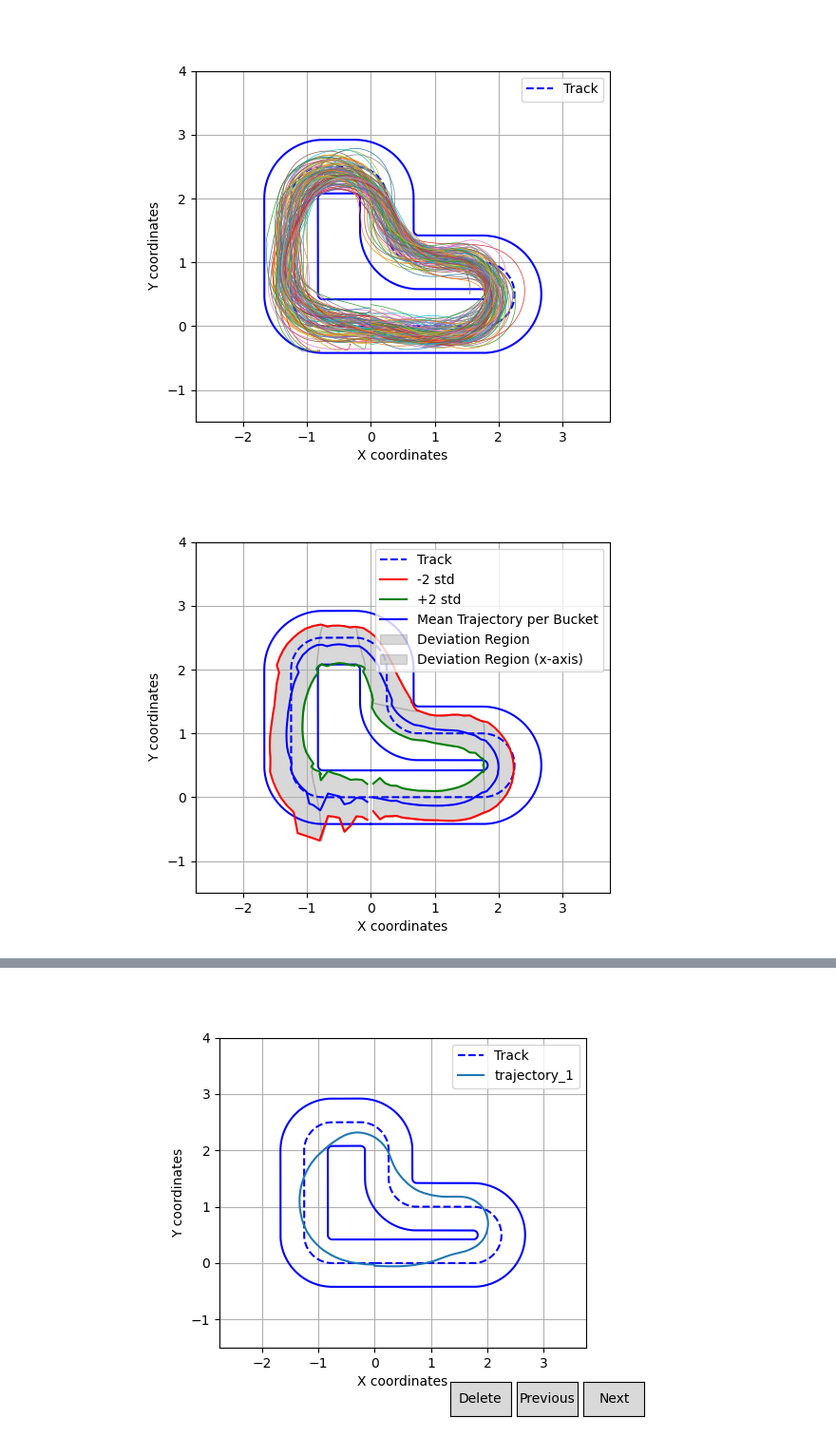
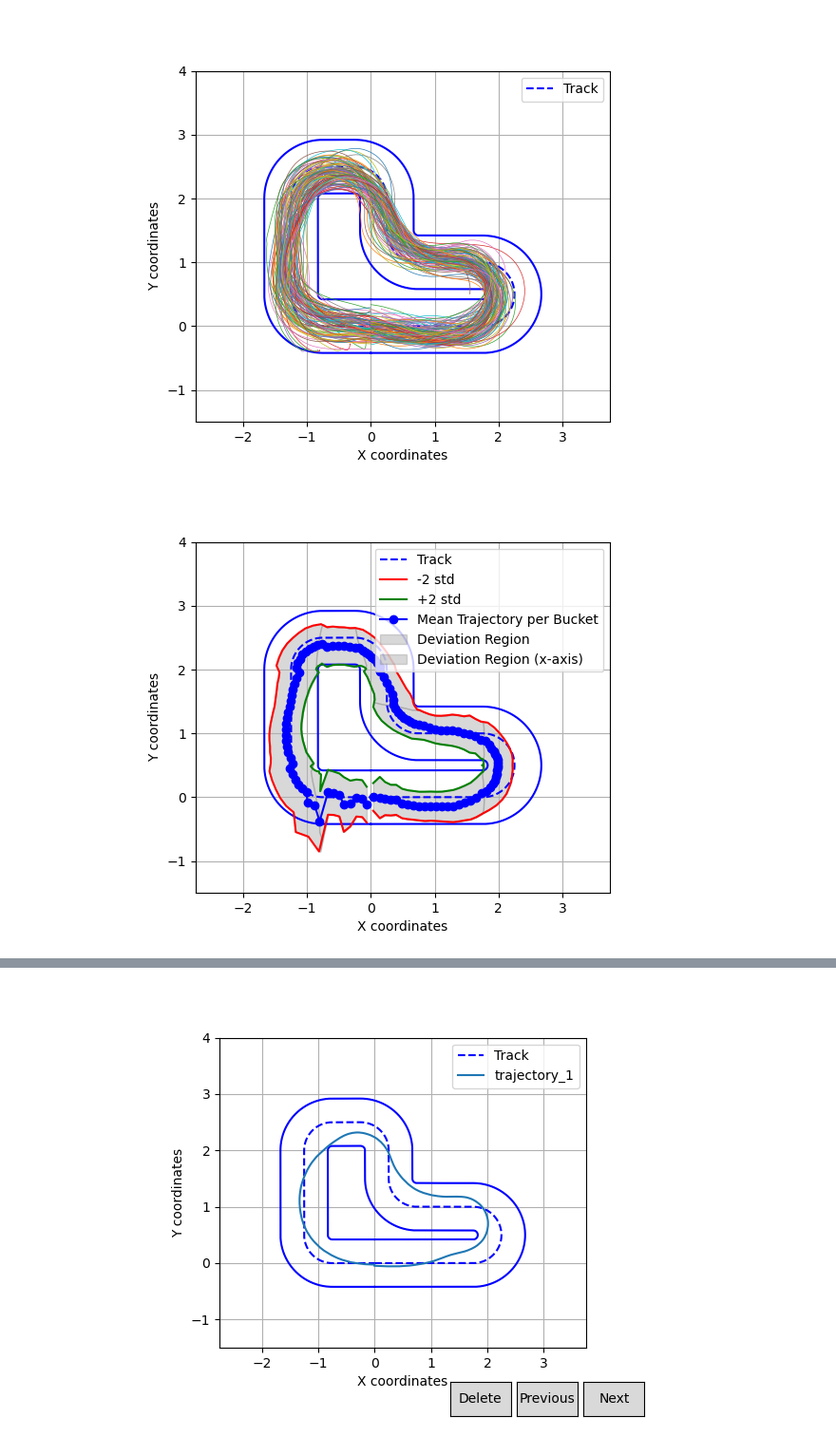
Before and after one commit to freddiefreeloader1/Imitation-Learning-for-Driving-Control, a Jupyter notebook: data_augmetation.ipynb, the cells around one changed output, grey strips where cells are left out. Shown at 95% size. Saved outputs shown, nothing was run; the diff lists cells and outputs as text; code cells hidden in the pictures.

```diff
--- a/data_augmetation.ipynb
+++ b/data_augmetation.ipynb
@@ -44,7 +44,7 @@ n_buckets = 120  # Number of buckets to divide s into (0.0-0.1, 0.1-0.2, ..., 0.
 number_of_std  = 2
 
 bucket_edges = np.linspace(0, 10.71, n_buckets + 1) # start and ends of buckets
-use_mean = True
+use_mean = False
 
 # to concatenate the trajectories initialize the lists for all variables
 all_s = []
@@ -264,7 +264,7 @@ for i in range(n_buckets):
 ax.plot(x_lower, y_lower, color='red', label=f'-{number_of_std} std')
 ax.plot(x_upper, y_upper, color='green', label=f'+{number_of_std} std')
 
-ax.plot(mean_x_per_bucket, mean_y_per_bucket, color='blue', label='Mean Trajectory per Bucket')
+ax.plot(mean_x_per_bucket, mean_y_per_bucket, color='blue', label='Mean Trajectory per Bucket', marker="o")
 
 ax.fill_betweenx(y_lower, x_lower, x_upper, color='gray', alpha=0.3, label='Deviation Region')
 ax.fill_between(x_upper, y_upper, y_lower, color='gray', alpha=0.3, label='Deviation Region (x-axis)')
@@ -311,34 +311,34 @@ mean_traj = {
     "omega":mean_omega_per_bucket
 }
 
 mean_traj_df = pd.DataFrame(mean_traj)
 
 # mean_traj_df.to_feather('mean_trajectory.feather')
 
 
 outer_traj = {
     's': bucket_centers,
     'x': mean_x_per_bucket + std_x_per_bucket,
     'y': mean_y_per_bucket + std_y_per_bucket,
     'dtheta': mean_dtheta_per_bucket + std_dtheta_per_bucket,
     'vx': mean_vx_per_bucket + std_vx_per_bucket,
     'vy': mean_vy_per_bucket + std_vy_per_bucket,
     'e': mean_e_per_bucket + std_e_per_bucket,
     "omega": mean_omega_per_bucket + std_omega_per_bucket
 }
 
 inner_traj = {
     's': bucket_centers,
     'x': mean_x_per_bucket - std_x_per_bucket,
     'y': mean_y_per_bucket - std_y_per_bucket,
     'dtheta': mean_dtheta_per_bucket - std_dtheta_per_bucket,
     'vx': mean_vx_per_bucket - std_vx_per_bucket,
     'vy': mean_vy_per_bucket - std_vy_per_bucket,
     'e': mean_e_per_bucket - std_e_per_bucket,
     "omega": mean_omega_per_bucket - std_omega_per_bucket
 }
 # %% [output]
-[figure, old version]
+[figure, new version]
 # %%
 from matplotlib.patches import Ellipse
 
```
Also changed, not shown: parts of 5 cells of this notebook, 13 other files.
